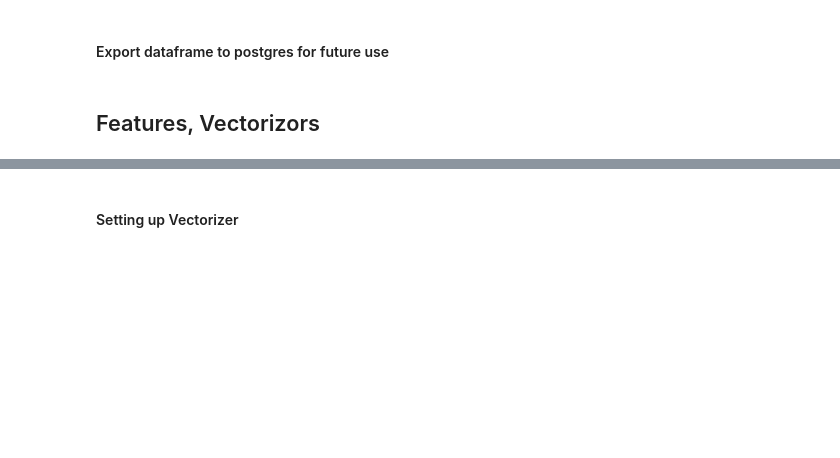
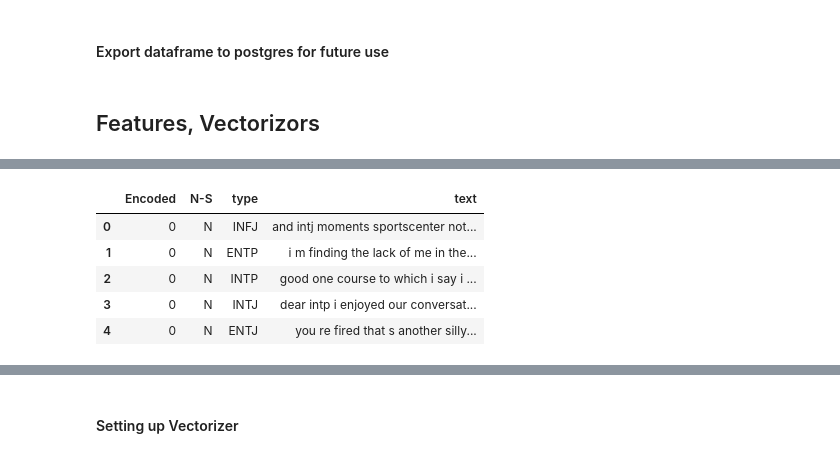
Before and after one commit to shaunwang1350/MyersBriggsMLProject, a Jupyter notebook: Notebooks/Master_notebook/Final Combined Model.ipynb, the cells around one changed output, grey strips where cells are left out. Saved outputs shown, nothing was run; the diff lists cells and outputs as text; code cells hidden in the pictures; blank space fills up the shorter version.

```diff
--- a/Notebooks/Master_notebook/Final Combined Model.ipynb
+++ b/Notebooks/Master_notebook/Final Combined Model.ipynb
@@ -324,0 +342,13 @@ from sklearn.model_selection import train_test_split
+# %%
+N_S_df = clean_df.copy()
+N_S_df['N-S'] = clean_df["type"].str.extract('[E,I](.)[F,T]',1)
+N_S_df['Encoded'] = le.fit_transform(N_S_df['N-S'])
+N_S_df = N_S_df[['Encoded', 'N-S', 'type', 'text']]
+N_S_df.head()
+# %% [output]
+|  | Encoded | N-S | type | text |
+| 0 | 0 | N | INFJ | and intj moments sportscenter not... |
+| 1 | 0 | N | ENTP | i m finding the lack of me in the... |
+| 2 | 0 | N | INTP | good one course to which i say i ... |
+| 3 | 0 | N | INTJ | dear intp i enjoyed our conversat... |
+| 4 | 0 | N | ENTJ | you re fired that s another silly... |
```
Also changed, not shown: parts of 20 cells of this notebook, 1 other file.
